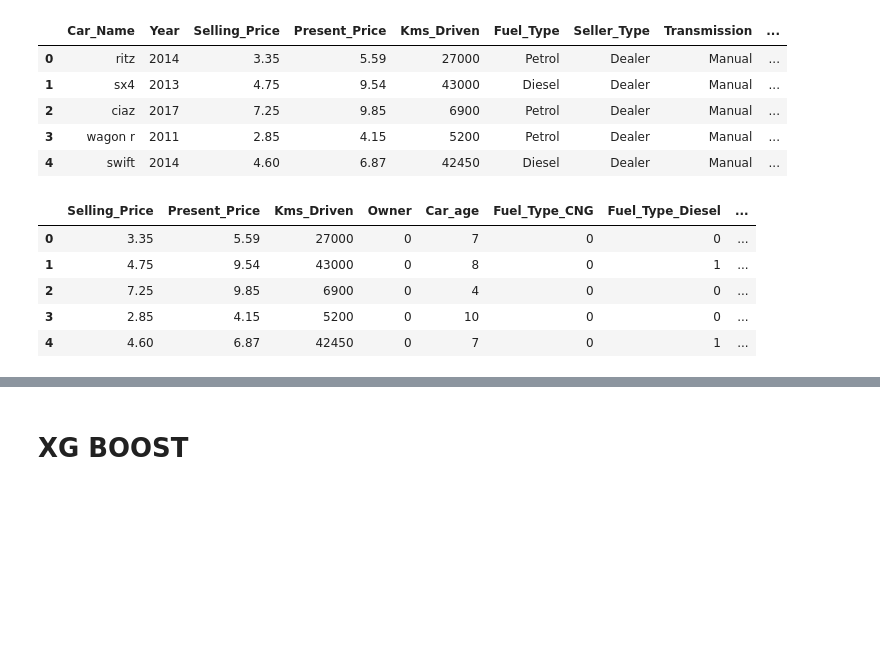
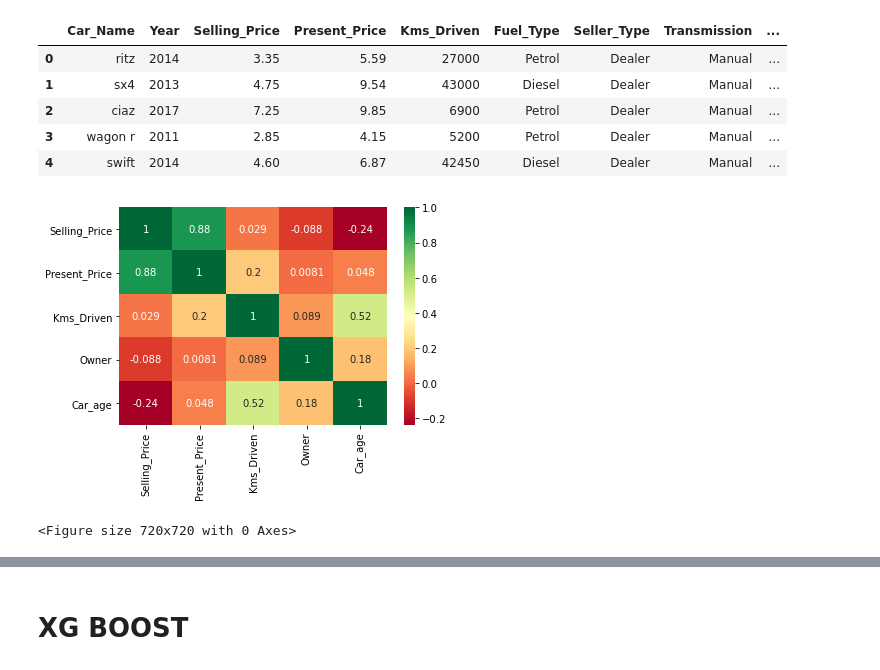
Before and after one commit to mosimen/car_price_prediction, a Jupyter notebook: car_price_prediction.ipynb, the cells around one changed output, grey strips where cells are left out. Saved outputs shown, nothing was run; the diff lists cells and outputs as text; code cells hidden in the pictures; blank space fills up the shorter version.

```diff
--- a/car_price_prediction.ipynb
+++ b/car_price_prediction.ipynb
@@ -7,5 +12,5 @@ pd.set_option("display.max_columns",None)
 # %%
-data=pd.read_csv("car data.csv")
+data=pd.read_csv("car_data.csv")
 # %%
 data.head()
 # %% [output]
@@ -47,14 +74,16 @@ data.head()
 | 4 | swift | 2014 | 4.60 | 6.87 | 42450 | Diesel | Dealer | Manual | ... |
 # %%
 data=data.drop(columns=["Car_Name","Year"])
-# %%
-data=pd.get_dummies(data,columns=["Fuel_Type","Seller_Type","Transmission"])
-# %%
-data.head()
-# %% [output]
-|  | Selling_Price | Present_Price | Kms_Driven | Owner | Car_age | Fuel_Type_CNG | Fuel_Type_Diesel | ... |
-| 0 | 3.35 | 5.59 | 27000 | 0 | 7 | 0 | 0 | ... |
-| 1 | 4.75 | 9.54 | 43000 | 0 | 8 | 0 | 1 | ... |
-| 2 | 7.25 | 9.85 | 6900 | 0 | 4 | 0 | 0 | ... |
-| 3 | 2.85 | 4.15 | 5200 | 0 | 10 | 0 | 0 | ... |
-| 4 | 4.60 | 6.87 | 42450 | 0 | 7 | 0 | 1 | ... |
+# %%
+### Let us check the correlation in the dataset
+
+correl=data.corr()
+correl_feat=correl.index
+
+sb.heatmap(data[correl_feat].corr(), annot=True, cmap='RdYlGn')
+
+plt.figure(figsize=(10,10))
+plt.show()
+# %% [output]
+[figure, added]
+<Figure size 720x720 with 0 Axes>
```
Also changed, not shown: parts of 39 cells of this notebook.
